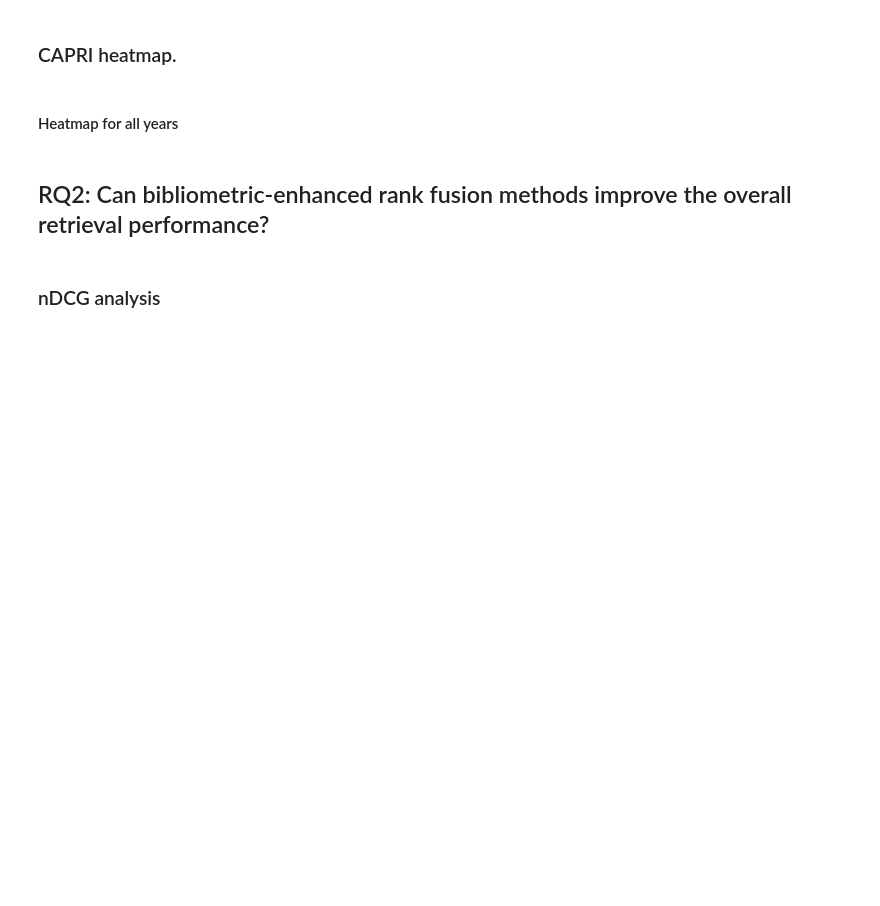
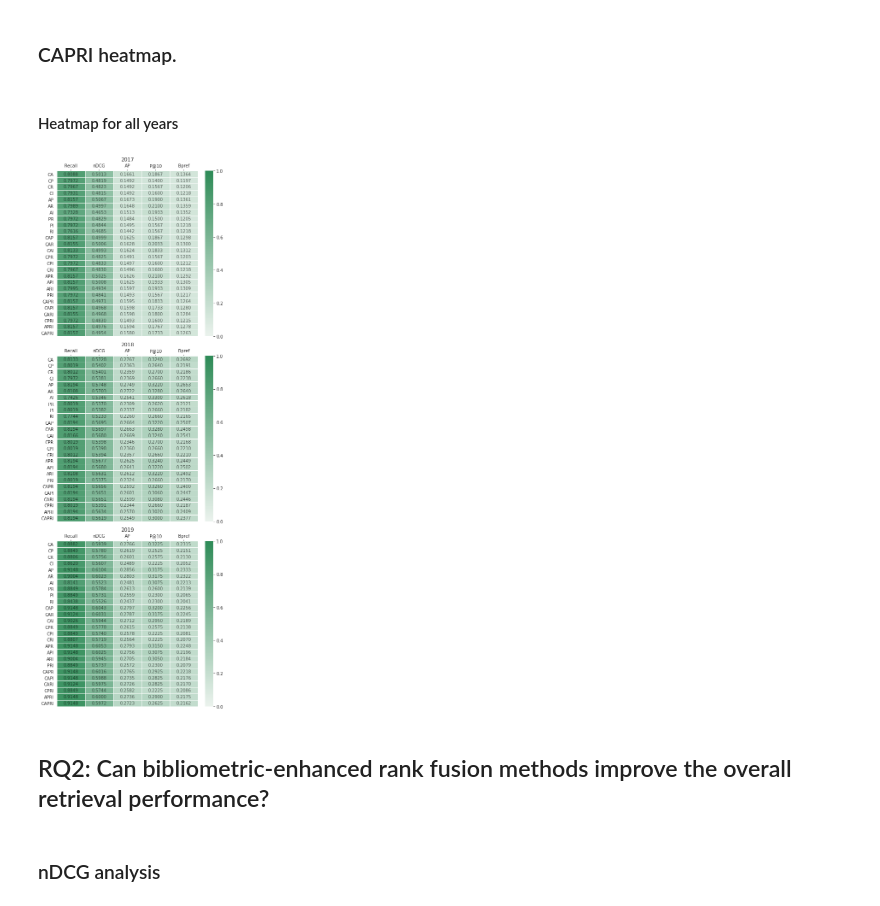
Before and after one commit to irgroup/jcdl2023-data-fusion, a Jupyter notebook: fuse.ipynb, the cells around one changed output. Drawn from its saved outputs; the diff is of its cells as text; code cells hidden in the pictures; blank space fills up the shorter version.

Commit message:
change font color in heatmaps.

```diff
--- a/fuse.ipynb
+++ b/fuse.ipynb
@@ -248,34 +248,36 @@ for i, current_year in enumerate(['2017', '2018', '2019']):
     # run_codes = ['a', 'b', 'c', 'd', 'e']
     run_codes = list(run_dict.keys())
 
     for L in range(len(run_codes) + 1):
         for subset in itertools.combinations(run_codes, L):
             if len(subset) > 1:
 
                 run_name = ''.join(list(subset))
                 comb = [run_dict.get(code) for code in subset]
                 run_fuse = fuse(runs=comb, method=fuse_method)
                 run_fuse.name = run_name
                 fused_runs.append(run_fuse)
 
     report = compare(
         qrels=qrels,
         runs=fused_runs,
         metrics=["recall", "ndcg", "map", "precision@10", "bpref"],
         rounding_digits=4,
         max_p=0.05
     )
 
     df = pd.DataFrame.from_dict(report.results)
     df = df.rename(index={"recall": "Recall", "ndcg": "nDCG", "map": "AP", "precision@10": "P@10", "bpref": "Bpref"})
     # fig, ax = plt.subplots(figsize=(8,10))
     palette = sns.light_palette("seagreen", as_cmap=True)
-    ax = sns.heatmap(df.T, annot=True, fmt=".4f", linewidth=.5, cmap=palette, ax=axes[i], vmin=0, vmax=1.0)
+    ax = sns.heatmap(df.T, annot=True, fmt=".4f", linewidth=.5, cmap=palette, ax=axes[i], vmin=0, vmax=1.0, annot_kws={'color':'black', 'alpha': 0.6})
     axes[i].set_title(current_year)
     ax.xaxis.tick_top()
 
 file_path = ''.join(['figures/capri.rrf.heatmap.all.years.pdf'])
 plt.savefig(file_path, bbox_inches='tight')
+# %% [output]
+[figure, added]
 # %% [markdown]
 ## RQ2: Can bibliometric-enhanced rank fusion methods improve the overall retrieval performance?
 # %%
```
Also changed, not shown: 1 other file.
